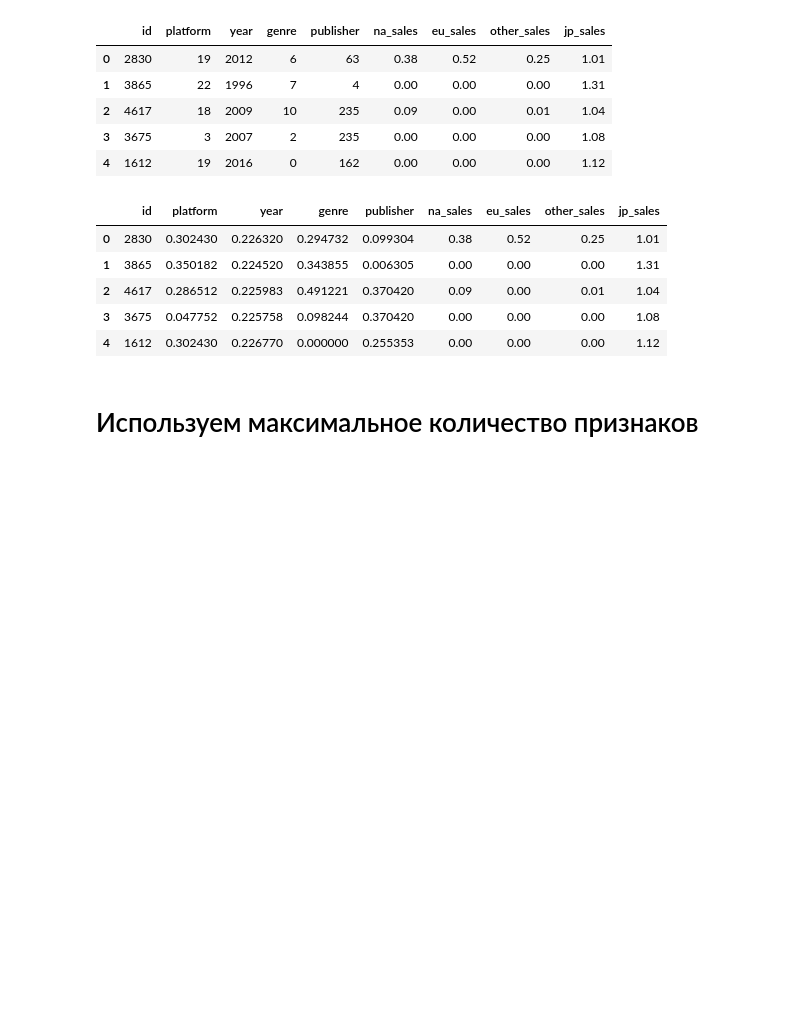
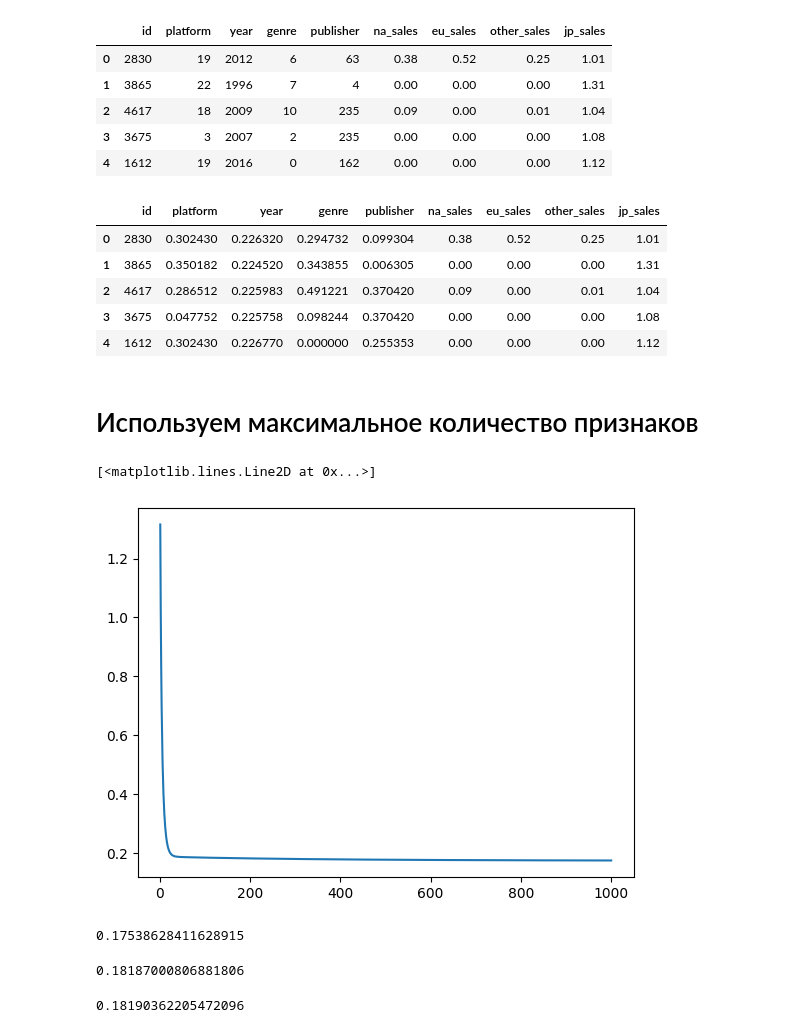
Before and after one commit to bobrotopor/AI, a Jupyter notebook: regression/regression_1.ipynb, the cells around one changed output. Saved outputs shown, nothing was run; the diff lists cells and outputs as text; code cells hidden in the pictures; blank space fills up the shorter version.

```diff
--- a/regression/regression_1.ipynb
+++ b/regression/regression_1.ipynb
@@ -519,12 +525,33 @@ encoded_dataset.head()
 # %% [markdown]
 # Используем максимальное количество признаков
 # %%
-x = encoded_dataset[[
+factors = [
     'platform',
     'year',
     'genre',
     'publisher',
     'na_sales',
     'eu_sales',
     'other_sales',
-]]
+]
+x = encoded_dataset[factors]
+multi_regr_all_factors = MultiRegression(num_factors=len(factors))
+steps, errors = multi_regr_all_factors.fit(x, Y, alpha=1e-5, epsylon=eps_for_two_regr, max_steps = 1000)
+final_err_all_factors = errors[-1]
+plt.figure()
+plt.plot(steps, errors)
+# %% [output]
+[<matplotlib.lines.Line2D at 0x...>]
+[figure, added]
+# %%
+final_err_all_factors
+# %% [output]
+0.17538628411628915
+# %%
+final_err_without_year_factor
+# %% [output]
+0.18187000806881806
+# %%
+final_arr
+# %% [output]
+0.18190362205472096
```
Also changed, not shown: parts of 5 cells of this notebook.
